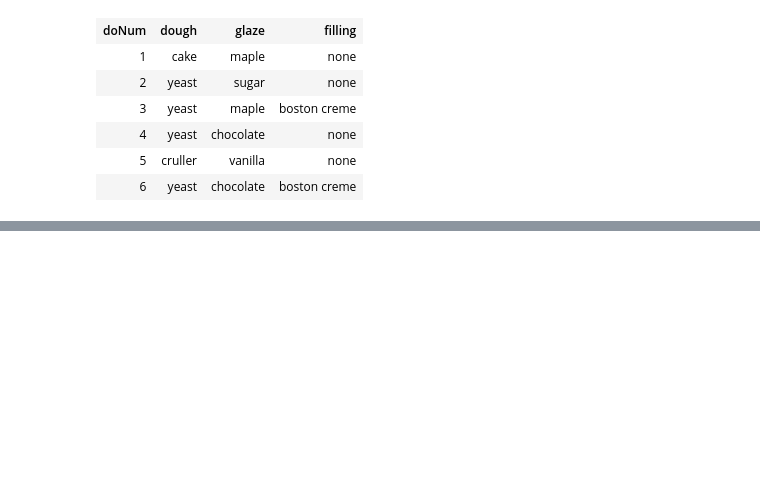
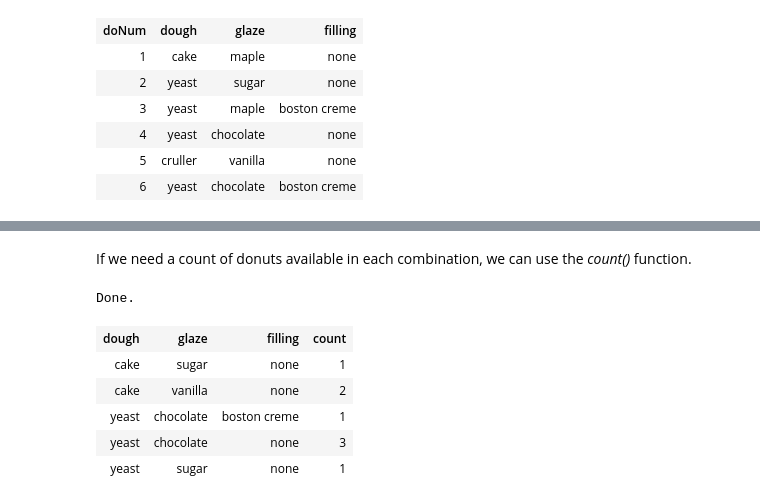
Before and after one commit to unmrds/cc-database-basics, a Jupyter notebook: 02_SQLite_demo.ipynb, the cells around one changed output, grey strips where cells are left out. Cells and saved outputs as stored; diff of their text form; code cells hidden in the pictures; blank space fills up the shorter version.

```diff
--- a/02_SQLite_demo.ipynb
+++ b/02_SQLite_demo.ipynb
@@ -167,0 +433,16 @@ Done.
+# %% [markdown]
+If we need a count of donuts available in each combination, we can use the _count()_ function.
+# %%
+%%sql
+SELECT dough, glaze, filling, count(dough) as count
+FROM donuts
+GROUP BY dough, glaze
+ORDER BY dough, filling;
+# %% [output]
+Done.
+| dough | glaze | filling | count |
+| cake | sugar | none | 1 |
+| cake | vanilla | none | 2 |
+| yeast | chocolate | boston creme | 1 |
+| yeast | chocolate | none | 3 |
+| yeast | sugar | none | 1 |
```
Also changed, not shown: parts of 35 cells of this notebook.
